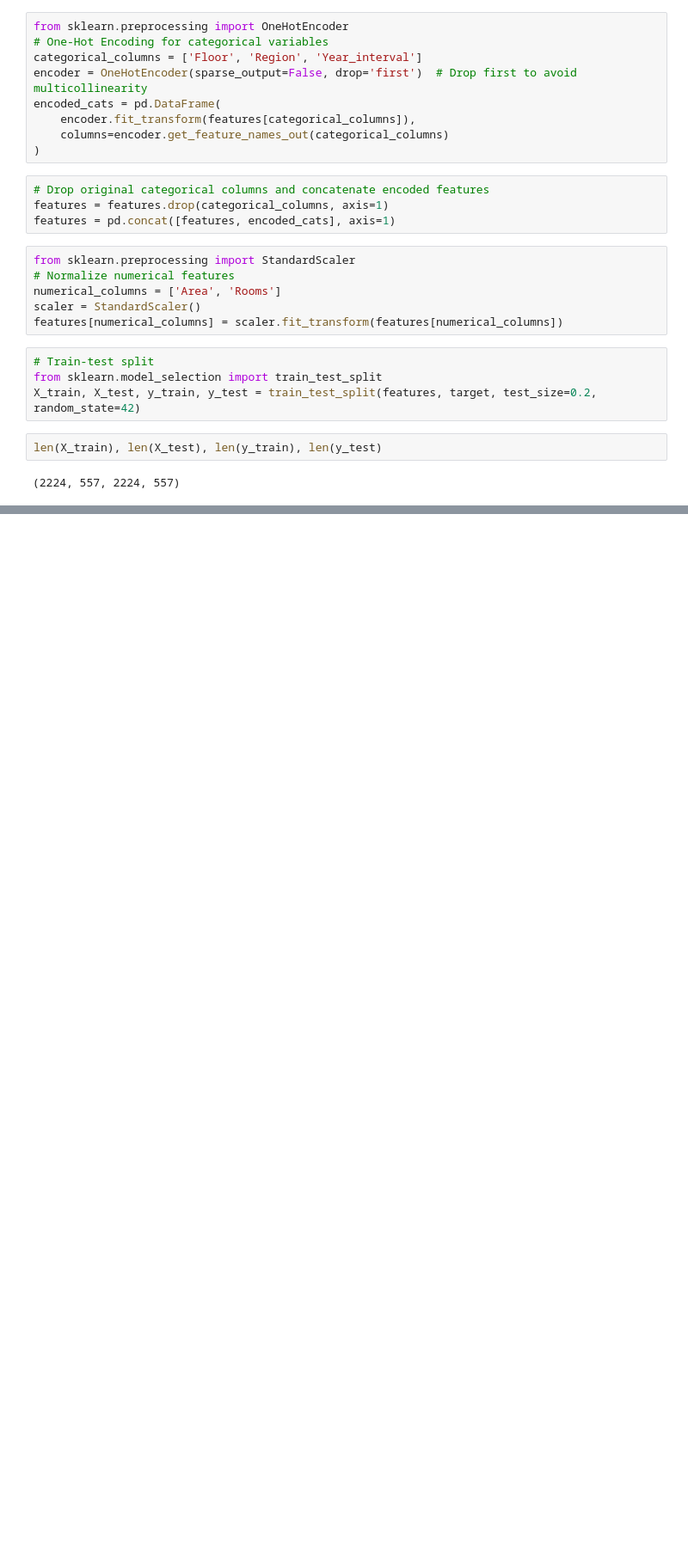
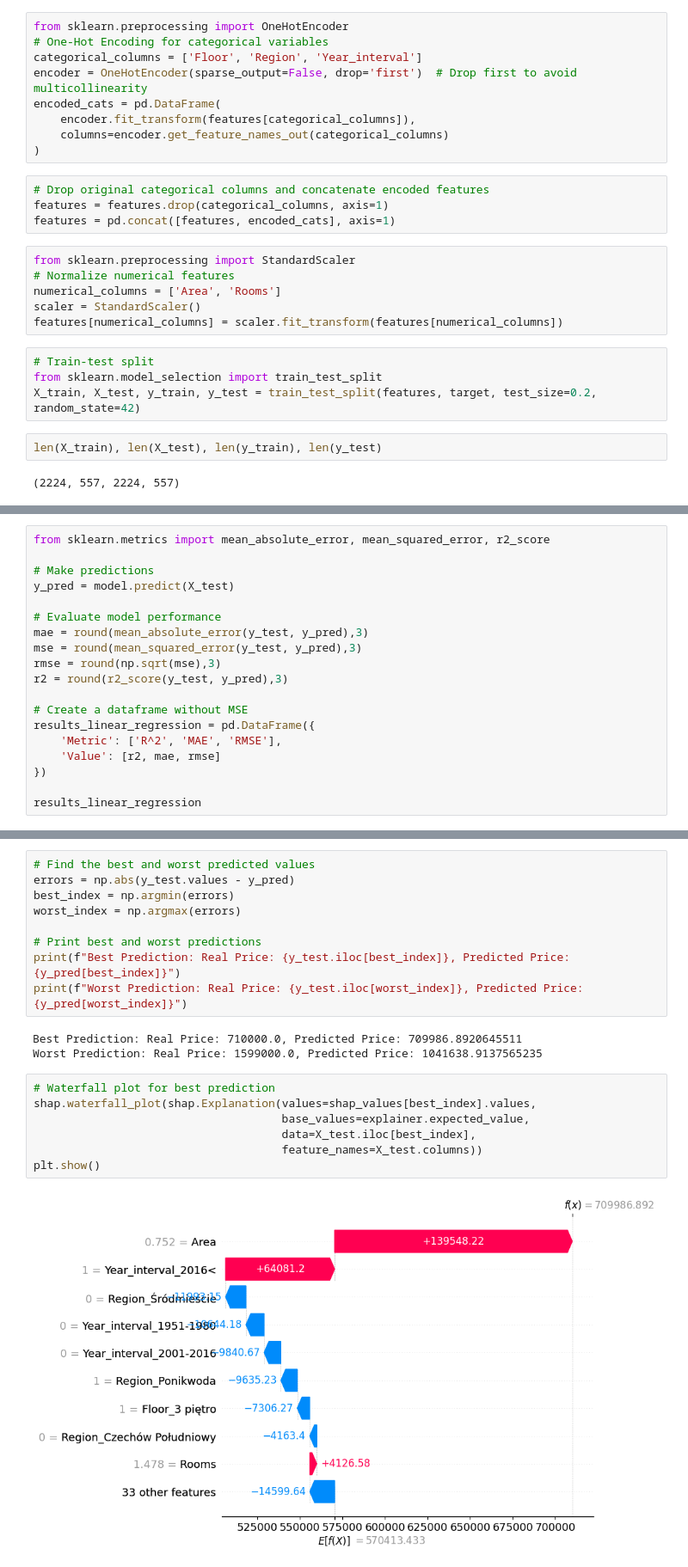
Before and after one commit to davydantoniuk/lublin-house-price-predict, a Jupyter notebook: price_prediction.ipynb, the cells around one changed output, grey strips where cells are left out. Shown: that part at 86% size. Drawn from its saved outputs; the diff is of its cells as text; blank space fills up the shorter version.

```diff
--- a/price_prediction.ipynb
+++ b/price_prediction.ipynb
@@ -419,0 +437,19 @@ len(X_train), len(X_test), len(y_train), len(y_test)
+# %%
+from sklearn.metrics import mean_absolute_error, mean_squared_error, r2_score
+
+# Make predictions
+y_pred = model.predict(X_test)
+
+# Evaluate model performance
+mae = round(mean_absolute_error(y_test, y_pred),3)
+mse = round(mean_squared_error(y_test, y_pred),3)
+rmse = round(np.sqrt(mse),3)
+r2 = round(r2_score(y_test, y_pred),3)
+
+# Create a dataframe without MSE
+results_linear_regression = pd.DataFrame({
+    'Metric': ['R^2', 'MAE', 'RMSE'],
+    'Value': [r2, mae, rmse]
+})
+
+results_linear_regression
@@ -419,0 +479,21 @@ len(X_train), len(X_test), len(y_train), len(y_test)
+# %%
+# Find the best and worst predicted values
+errors = np.abs(y_test.values - y_pred)
+best_index = np.argmin(errors)
+worst_index = np.argmax(errors)
+
+# Print best and worst predictions
+print(f"Best Prediction: Real Price: {y_test.iloc[best_index]}, Predicted Price: {y_pred[best_index]}")
+print(f"Worst Prediction: Real Price: {y_test.iloc[worst_index]}, Predicted Price: {y_pred[worst_index]}")
+# %% [output]
+Best Prediction: Real Price: 710000.0, Predicted Price: 709986.8920645511
+Worst Prediction: Real Price: 1599000.0, Predicted Price: 1041638.9137565235
+# %%
+# Waterfall plot for best prediction
+shap.waterfall_plot(shap.Explanation(values=shap_values[best_index].values,
+                                     base_values=explainer.expected_value,
+                                     data=X_test.iloc[best_index],
+                                     feature_names=X_test.columns))
+plt.show()
+# %% [output]
+[figure, added]
```
Also changed, not shown: parts of 14 cells of this notebook.
